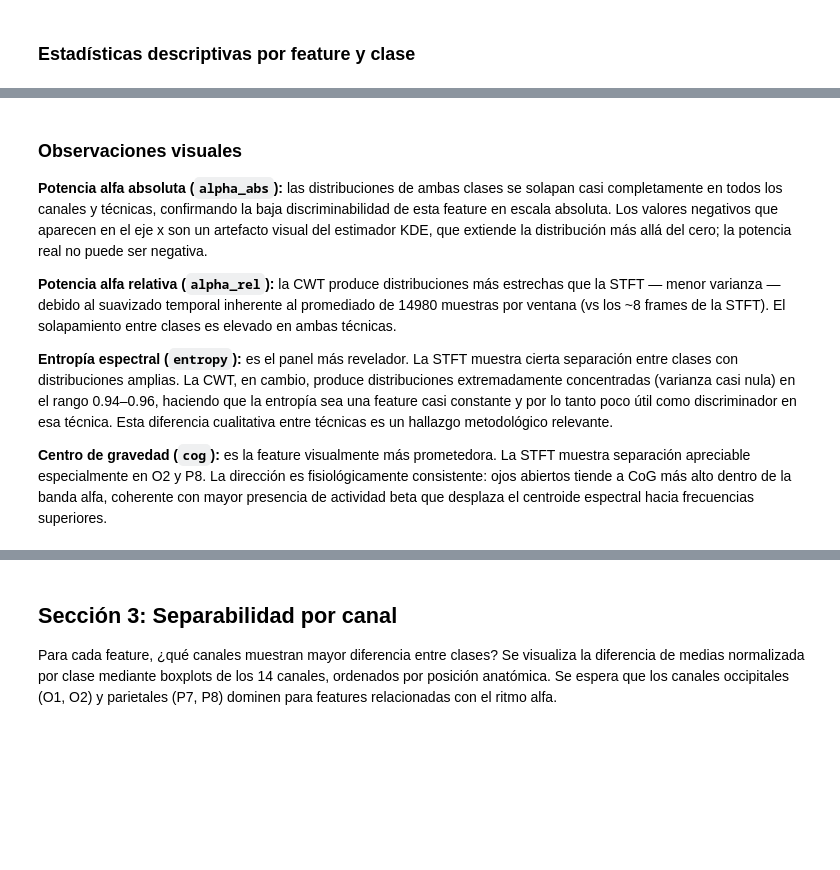
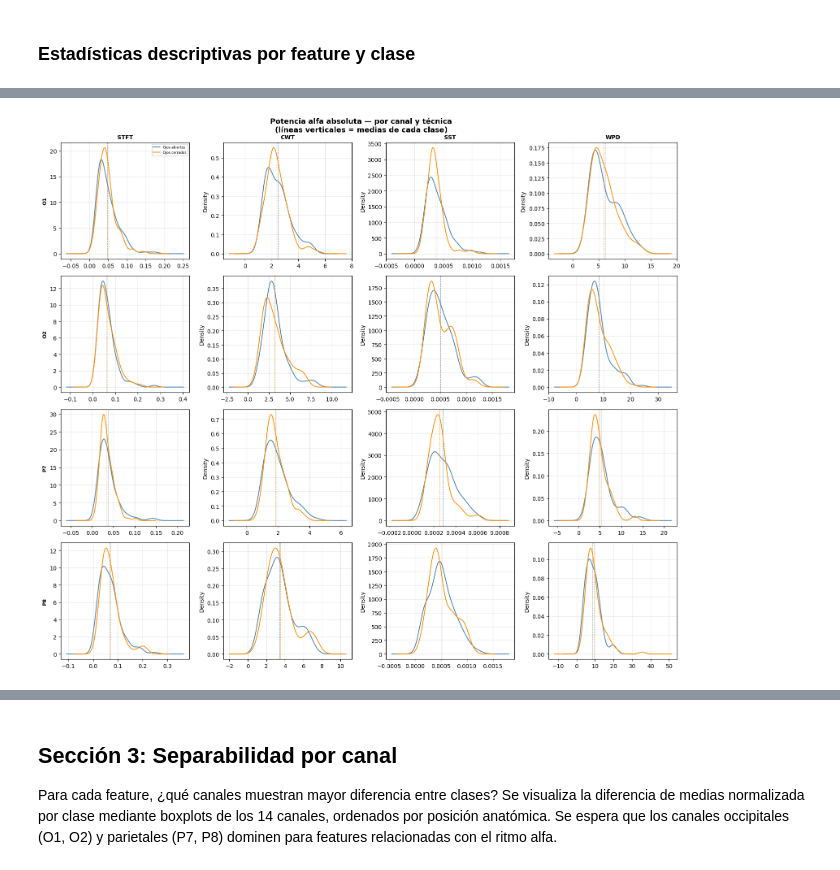
Before and after one commit to benjaauf/Proyecto_INF405, a Jupyter notebook: 04_EDA_FEATURES.ipynb, the cells around one changed output, grey strips where cells are left out. Saved outputs shown, nothing was run; the diff lists cells and outputs as text; code cells hidden in the pictures; blank space fills up the shorter version.

```diff
--- a/04_EDA_FEATURES.ipynb
+++ b/04_EDA_FEATURES.ipynb
@@ -271,26 +180,35 @@ plt.show()
-# %% [markdown]
-### Observaciones visuales
-
-**Potencia alfa absoluta (`alpha_abs`):** las distribuciones de ambas clases se
-solapan casi completamente en todos los canales y técnicas, confirmando la baja
-discriminabilidad de esta feature en escala absoluta. Los valores negativos que
-aparecen en el eje x son un artefacto visual del estimador KDE, que extiende la
-distribución más allá del cero; la potencia real no puede ser negativa.
-
-**Potencia alfa relativa (`alpha_rel`):** la CWT produce distribuciones más
-estrechas que la STFT — menor varianza — debido al suavizado temporal inherente
-al promediado de 14980 muestras por ventana (vs los ~8 frames de la STFT). El
-solapamiento entre clases es elevado en ambas técnicas.
-
-**Entropía espectral (`entropy`):** es el panel más revelador. La STFT muestra
-cierta separación entre clases con distribuciones amplias. La CWT, en cambio,
-produce distribuciones extremadamente concentradas (varianza casi nula) en el
-rango 0.94–0.96, haciendo que la entropía sea una feature casi constante y por
-lo tanto poco útil como discriminador en esa técnica. Esta diferencia cualitativa
-entre técnicas es un hallazgo metodológico relevante.
-
-**Centro de gravedad (`cog`):** es la feature visualmente más prometedora.
-La STFT muestra separación apreciable especialmente en O2 y P8. La dirección
-es fisiológicamente consistente: ojos abiertos tiende a CoG más alto dentro de
-la banda alfa, coherente con mayor presencia de actividad beta que desplaza el
-centroide espectral hacia frecuencias superiores.
+# %%
+def plot_feature_grid(feat, feat_label):
+    fig, axes = plt.subplots(len(OCC_CHANNELS), len(TECHNIQUES),
+                             figsize=(16, 14), sharey=False)
+
+    for row_i, ch in enumerate(OCC_CHANNELS):
+        for col_j, (name, df) in enumerate(TECHNIQUES):
+            ax  = axes[row_i, col_j]
+            col = f'{ch}_{feat}'
+
+            for cls, color, lbl in [(0, 'steelblue',  'Ojos abiertos'),
+                                    (1, 'darkorange', 'Ojos cerrados')]:
+                vals = df.loc[df['label'] == cls, col]
+                vals.plot.kde(ax=ax, color=color, linewidth=1.4, label=lbl)
+                ax.axvline(vals.mean(), color=color, linestyle='--',
+                          linewidth=0.8, alpha=0.6)
+
+            if row_i == 0:
+                ax.set_title(name, fontsize=10, fontweight='bold')
+            if col_j == 0:
+                ax.set_ylabel(ch, fontsize=9, fontweight='bold')
+            ax.grid(True, alpha=0.3)
+
+            if row_i == 0 and col_j == 0:
+                ax.legend(fontsize=6, loc='upper right')
+
+    plt.suptitle(f'{feat_label} — por canal y técnica\n'
+                 '(líneas verticales = medias de cada clase)',
+                 fontsize=13, fontweight='bold')
+    plt.tight_layout()
+    plt.show()
+# %%
+plot_feature_grid('alpha_abs', 'Potencia alfa absoluta')
+# %% [output]
+[figure, added]
```
Also changed, not shown: parts of 41 cells of this notebook, 8 other files.
